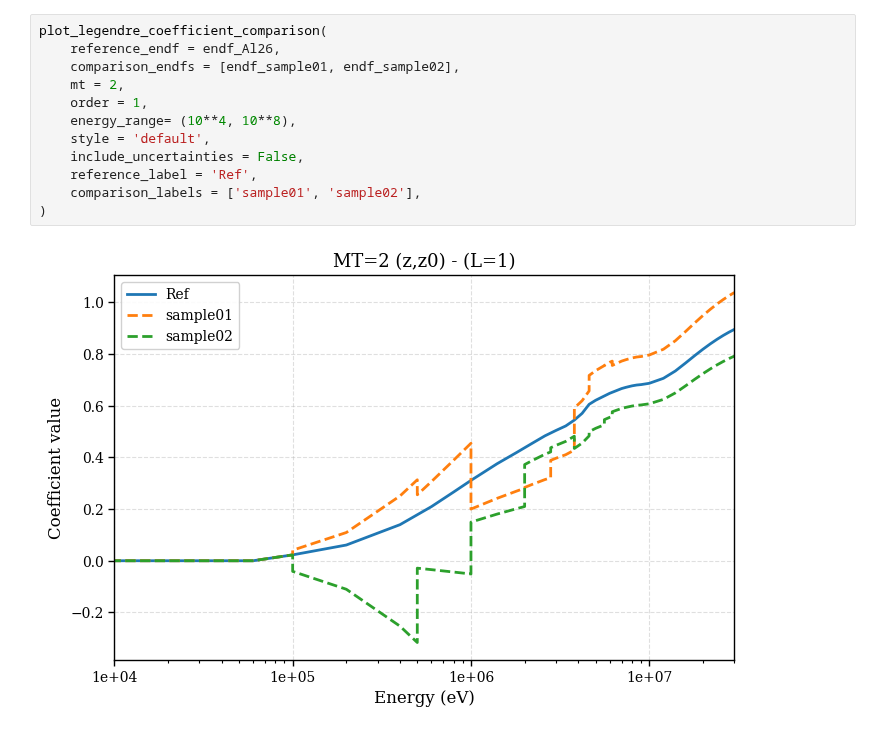
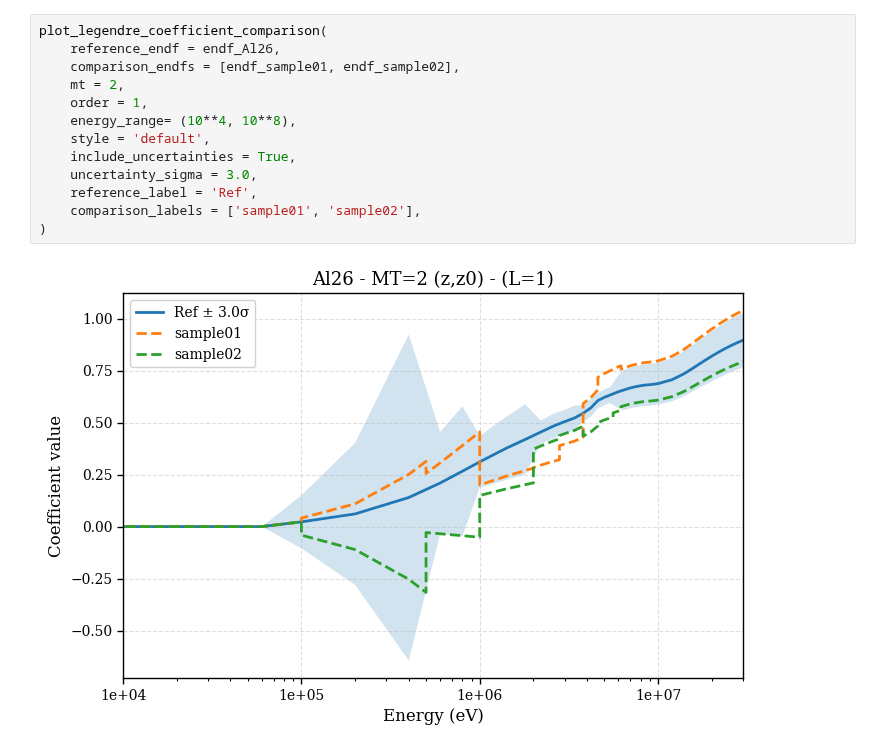
Before and after one commit to monleon96/kika, a Jupyter notebook: mcnpy/sampling/check_endf_perturbation.ipynb, the cells around one changed output. Saved outputs shown, nothing was run; the diff lists cells and outputs as text.

Commit message:
Corrections on xsdir handling. Added some notebooks for testing and cheking perturbations. Solved problem plotting legendre coefficients with uncertainties.

```diff
--- a/mcnpy/sampling/check_endf_perturbation.ipynb
+++ b/mcnpy/sampling/check_endf_perturbation.ipynb
@@ -58,17 +58,18 @@ endf_sample02 = read_endf(Al26_sample02_file)
 # %%
 plot_legendre_coefficient_comparison(
     reference_endf = endf_Al26,
     comparison_endfs = [endf_sample01, endf_sample02],
     mt = 2,
     order = 1,
     energy_range= (10**4, 10**8),
     style = 'default',
-    include_uncertainties = False,
+    include_uncertainties = True,
+    uncertainty_sigma = 3.0,
     reference_label = 'Ref',
     comparison_labels = ['sample01', 'sample02'],
 )
 # %% [output]
-[figure, old version]
+[figure, new version]
 # %%
 Fe56_endf_file = '/soft_snc/lib/endf/jeff33/neutrons/26-Fe-56g.jeff33'
 Fe56_sample01_file = '/home/MONLEON-JUAN/MCNPy/mcnpy/sampling/test_legendre/endf/26056/0001/26-Fe-56g_0001.jeff33'
```
Also changed, not shown: parts of 11 cells of this notebook, 23 other files.
